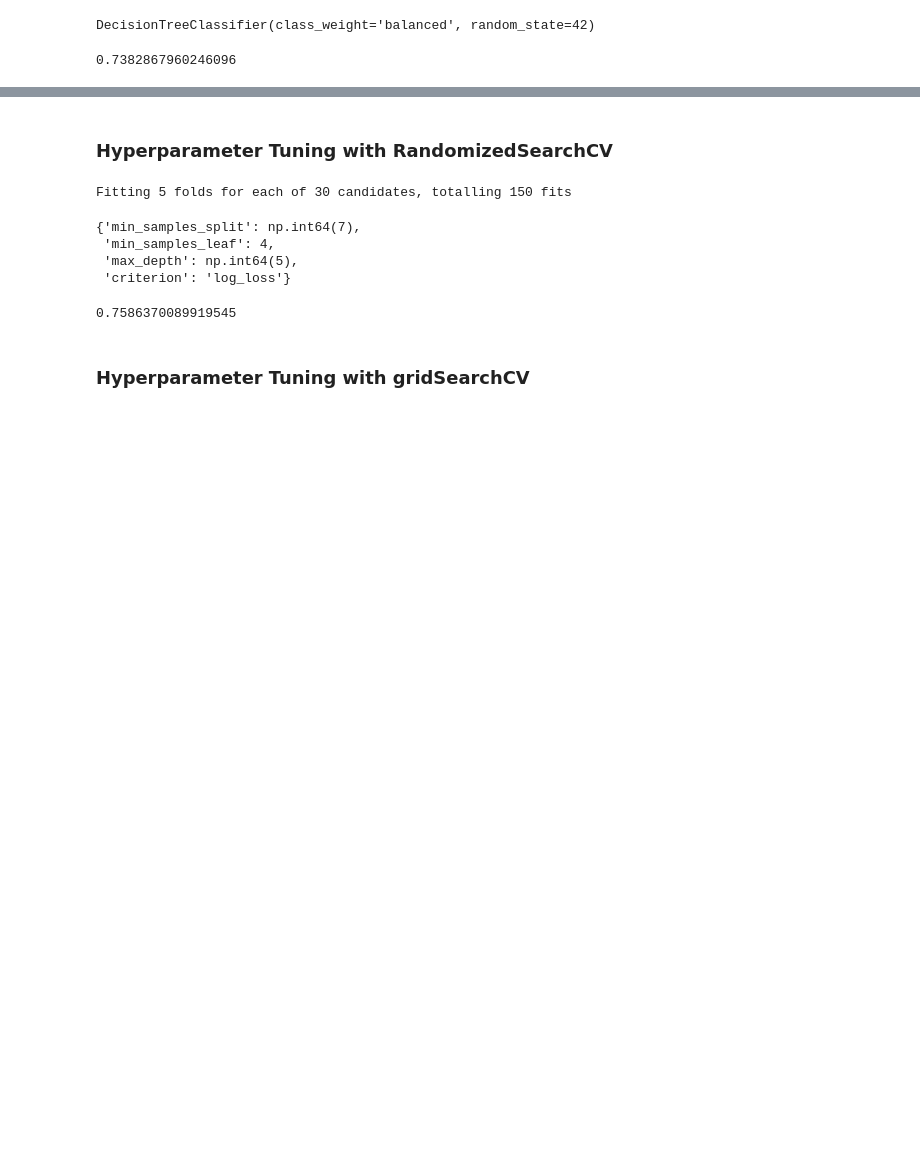
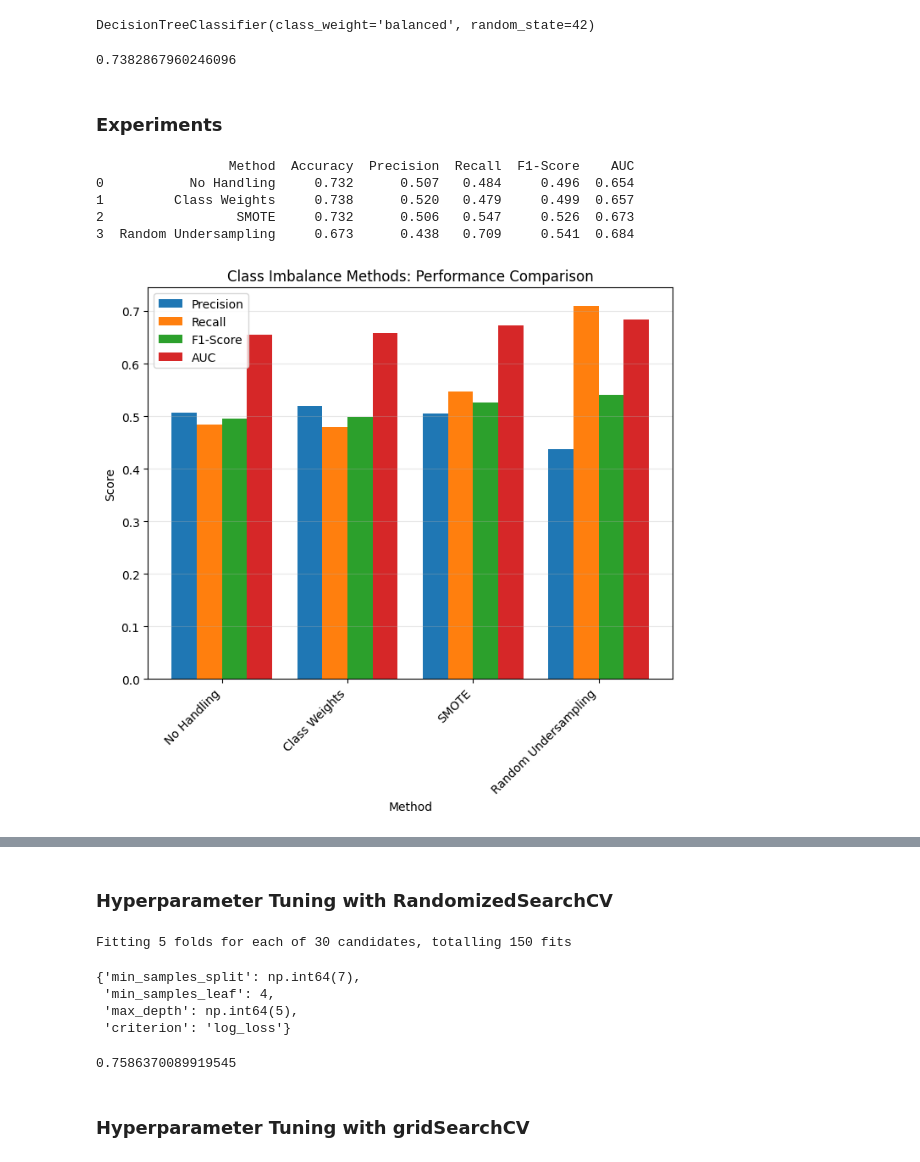
Before and after one commit to yalindi/2425568_ml, a Jupyter notebook: 2425568.ipynb, the cells around one changed output, grey strips where cells are left out. Saved outputs shown, nothing was run; the diff lists cells and outputs as text; code cells hidden in the pictures; blank space fills up the shorter version.

Commit message:
feat: Experimenting and fairness analysis

```diff
--- a/2425568.ipynb
+++ b/2425568.ipynb
@@ -433,3 +424,82 @@ DecisionTreeClassifier(class_weight='balanced', random_state=42)
 model_1.score(X_test,y_test)
 # %% [output]
 0.7382867960246096
+# %% [markdown]
+### **Experiments**
+# %%
+from imblearn.over_sampling import SMOTE
+from imblearn.under_sampling import RandomUnderSampler
+
+def evaluate_model(X_train_balanced, y_train_balanced, X_test, y_test, method_name):
+    """Train and evaluate decision tree"""
+    dt = DecisionTreeClassifier(random_state=42)
+    dt.fit(X_train_balanced, y_train_balanced)
+    y_pred = dt.predict(X_test)
+
+    return {
+        'Method': method_name,
+        'Accuracy': accuracy_score(y_test, y_pred),
+        'Precision': precision_score(y_test, y_pred),
+        'Recall': recall_score(y_test, y_pred),
+        'F1-Score': f1_score(y_test, y_pred),
+        'AUC': roc_auc_score(y_test, dt.predict_proba(X_test)[:, 1])
+    }
+
+results = []
+
+#No handling
+dt_baseline = DecisionTreeClassifier(random_state=42)
+dt_baseline.fit(X_train, y_train)
+results.append(evaluate_model(X_train, y_train, X_test, y_test,"No Handling"))
+
+#Weighted
+dt_weighted = DecisionTreeClassifier(class_weight='balanced',random_state=42)
+dt_weighted.fit(X_train, y_train)
+y_pred_weighted = dt_weighted.predict(X_test)
+results.append({
+    'Method': 'Class Weights',
+    'Accuracy': accuracy_score(y_test, y_pred_weighted),
+    'Precision': precision_score(y_test, y_pred_weighted),
+    'Recall': recall_score(y_test, y_pred_weighted),
+    'F1-Score': f1_score(y_test, y_pred_weighted),
+    'AUC': roc_auc_score(y_test, dt_weighted.predict_proba(X_test)[:, 1])
+})
+
+#SMOTE
+smote = SMOTE(random_state=42)
+X_train_smote, y_train_smote = smote.fit_resample(X_train, y_train)
+results.append(evaluate_model(X_train_smote, y_train_smote, X_test, y_test,"SMOTE"))
+
+#Random Undersampling
+rus = RandomUnderSampler(random_state=42)
+X_train_rus, y_train_rus = rus.fit_resample(X_train, y_train)
+results.append(evaluate_model(X_train_rus, y_train_rus, X_test, y_test,"Random Undersampling"))
+
+results_df = pd.DataFrame(results)
+print(results_df.round(3))
+
+
+plt.figure(figsize=(8, 6))
+
+metrics = ['Precision', 'Recall', 'F1-Score', 'AUC']
+x = np.arange(len(results_df))
+width = 0.2
+
+for i, metric in enumerate(metrics):
+    plt.bar(x + i*width, results_df[metric], width, label=metric)
+
+plt.xlabel('Method')
+plt.ylabel('Score')
+plt.title('Class Imbalance Methods: Performance Comparison')
+plt.xticks(x + width * 1.5, results_df['Method'], rotation=45, ha='right')
+plt.legend()
+plt.grid(True, alpha=0.3, axis='y')
+
+plt.show()
+# %% [output]
+                 Method  Accuracy  Precision  Recall  F1-Score    AUC
+0           No Handling     0.732      0.507   0.484     0.496  0.654
+1         Class Weights     0.738      0.520   0.479     0.499  0.657
+2                 SMOTE     0.732      0.506   0.547     0.526  0.673
+3  Random Undersampling     0.673      0.438   0.709     0.541  0.684
+[figure, added]
```
Also changed, not shown: parts of 41 cells of this notebook.
